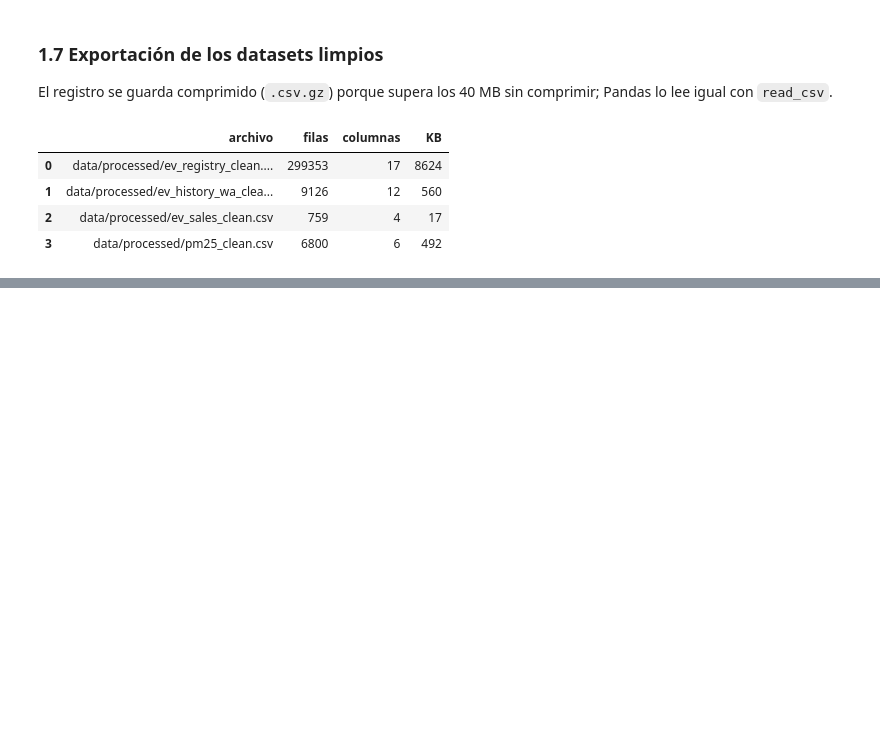
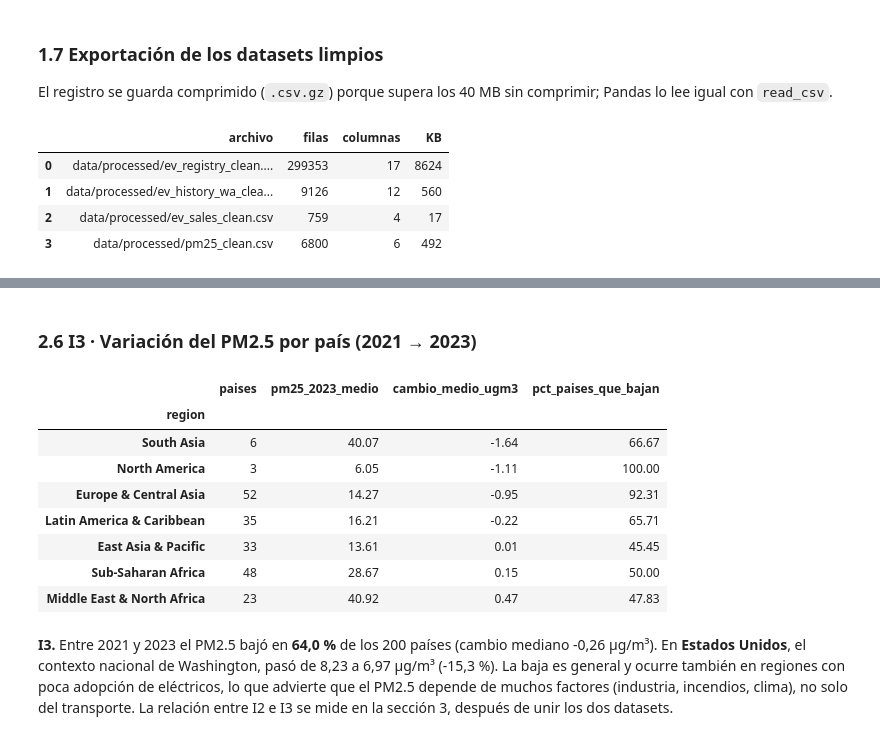
Before and after one commit to juan-camilo-sarrazola-agudelo/ev-pm25-diagnostico-calidad, a Jupyter notebook: notebooks/data_preparation.ipynb, the cells around one changed output, grey strips where cells are left out. Saved outputs shown, nothing was run; the diff lists cells and outputs as text; code cells hidden in the pictures; blank space fills up the shorter version.

```diff
--- a/notebooks/data_preparation.ipynb
+++ b/notebooks/data_preparation.ipynb
@@ -704,0 +946,45 @@ pd.DataFrame(exportados)
+# %% [markdown]
+### 2.6 I3 · Variación del PM2.5 por país (2021 → 2023)
+# %%
+pm25_pivote = pm25_ventana.pivot_table(index=["iso3", "country", "region"], columns="year", values="pm25", observed=True).dropna()
+pm25_pivote["pm25_change"] = pm25_pivote[2023] - pm25_pivote[2021]
+pm25_pivote["pm25_change_pct"] = pm25_pivote["pm25_change"] / pm25_pivote[2021] * 100
+
+por_region = (
+    pm25_pivote.groupby(level="region", observed=True)
+    .agg(paises=("pm25_change", "size"), pm25_2023_medio=(2023, "mean"),
+         cambio_medio_ugm3=("pm25_change", "mean"), pct_paises_que_bajan=("pm25_change", lambda s: (s < 0).mean() * 100))
+    .sort_values("cambio_medio_ugm3")
+    .round(2)
+)
+por_region
+# %% [output]
+|  | paises | pm25_2023_medio | cambio_medio_ugm3 | pct_paises_que_bajan |
+| region |  |  |  |  |
+| South Asia | 6 | 40.07 | -1.64 | 66.67 |
+| North America | 3 | 6.05 | -1.11 | 100.00 |
+| Europe & Central Asia | 52 | 14.27 | -0.95 | 92.31 |
+| Latin America & Caribbean | 35 | 16.21 | -0.22 | 65.71 |
+| East Asia & Pacific | 33 | 13.61 | 0.01 | 45.45 |
+| Sub-Saharan Africa | 48 | 28.67 | 0.15 | 50.00 |
+| Middle East & North Africa | 23 | 40.92 | 0.47 | 47.83 |
+# %%
+usa = pm25_pivote.xs("USA", level="iso3").iloc[0]
+I3 = {
+    "indicador": "I3 · Variación mediana del PM2.5 por país",
+    "valor_inicial": round(pm25_pivote[2021].median(), 2),
+    "valor_final": round(pm25_pivote[2023].median(), 2),
+    "cambio": round(pm25_pivote["pm25_change"].median(), 2),
+    "unidad": f"µg/m³ (2021 → 2023, {len(pm25_pivote)} países)",
+}
+md(f"""**I3.** Entre 2021 y 2023 el PM2.5 bajó en **{pct((pm25_pivote['pm25_change'] < 0).mean() * 100, 1)}** de los {len(pm25_pivote)} países
+(cambio mediano {fmt(I3['cambio'], 2)} µg/m³). En **Estados Unidos**, el contexto nacional de Washington, pasó de {fmt(usa[2021], 2)} a
+{fmt(usa[2023], 2)} µg/m³ ({pct(usa['pm25_change_pct'], 1)}). La baja es general y ocurre también en regiones con poca adopción de
+eléctricos, lo que advierte que el PM2.5 depende de muchos factores (industria, incendios, clima), no solo del transporte.
+La relación entre I2 e I3 se mide en la sección 3, después de unir los dos datasets.""")
+# %% [output]
+**I3.** Entre 2021 y 2023 el PM2.5 bajó en **64,0 %** de los 200 países
+(cambio mediano -0,26 µg/m³). En **Estados Unidos**, el contexto nacional de Washington, pasó de 8,23 a
+6,97 µg/m³ (-15,3 %). La baja es general y ocurre también en regiones con poca adopción de
+eléctricos, lo que advierte que el PM2.5 depende de muchos factores (industria, incendios, clima), no solo del transporte.
+La relación entre I2 e I3 se mide en la sección 3, después de unir los dos datasets.
```
Also changed, not shown: parts of 16 cells of this notebook.
